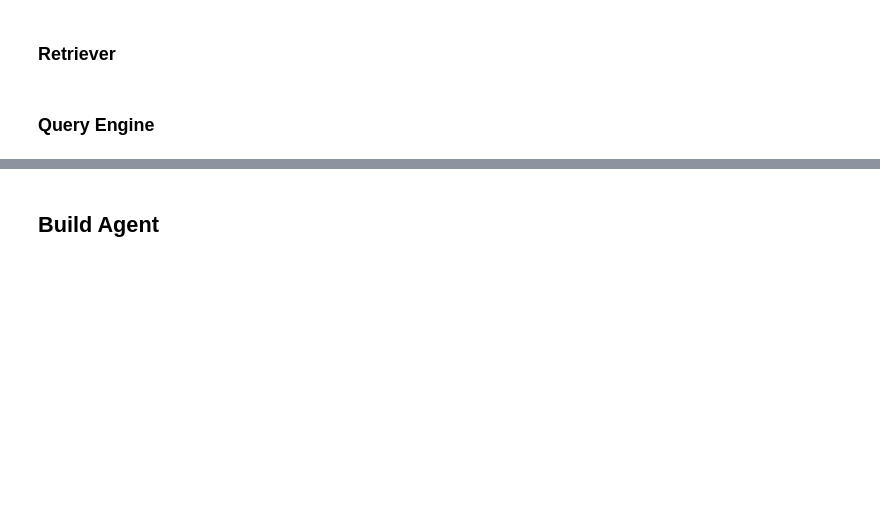
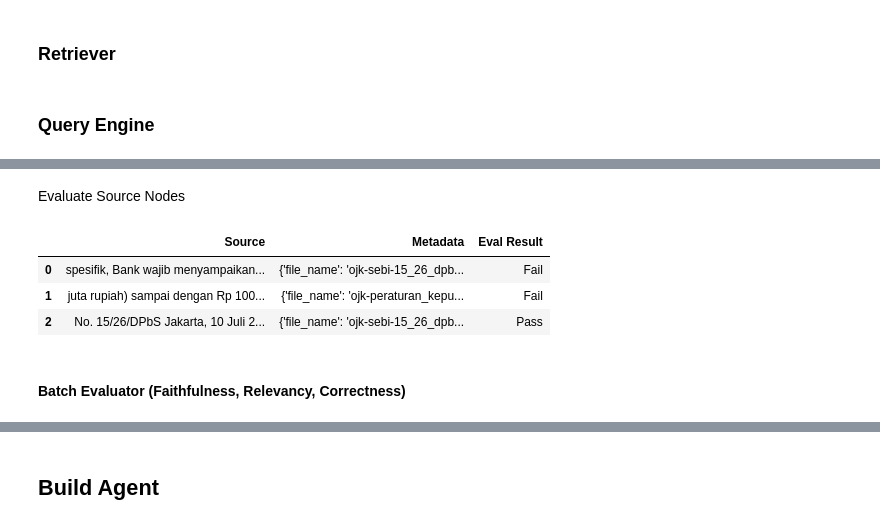
Before and after one commit to xmriz/chatbot-ojk, a Jupyter notebook: main.ipynb, the cells around one changed output, grey strips where cells are left out. Cells and saved outputs as stored; diff of their text form; code cells hidden in the pictures; blank space fills up the shorter version.

```diff
--- a/main.ipynb
+++ b/main.ipynb
@@ -123,0 +260,15 @@ display_response(response)
+# %% [markdown]
+Evaluate Source Nodes
+# %%
+from utils.evaluator import get_response_eval_sources_df
+
+if EVAL:
+    relevancy_eval_sources = get_response_eval_sources_df(query=query_str, response=response_vector, evaluator=relevancy_evaluator)
+    display(relevancy_eval_sources)
+# %% [output]
+|  | Source | Metadata | Eval Result |
+| 0 | spesifik, Bank wajib menyampaikan... | {'file_name': 'ojk-sebi-15_26_dpb... | Fail |
+| 1 | juta rupiah) sampai dengan Rp 100... | {'file_name': 'ojk-peraturan_kepu... | Fail |
+| 2 | No. 15/26/DPbS Jakarta, 10 Juli 2... | {'file_name': 'ojk-sebi-15_26_dpb... | Pass |
+# %% [markdown]
+#### **Batch Evaluator (Faithfulness, Relevancy, Correctness)**
```
Also changed, not shown: parts of 39 cells of this notebook, 21 other files.
